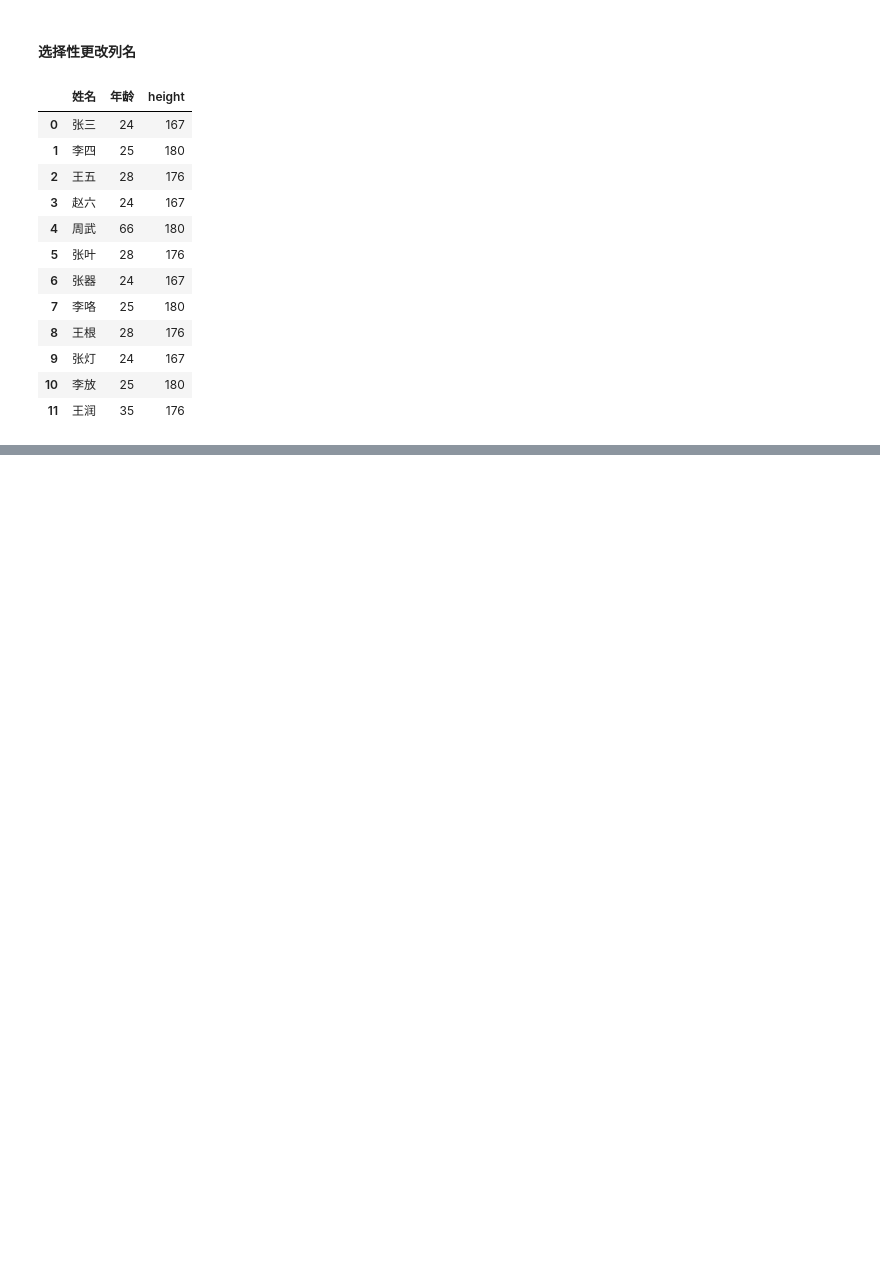
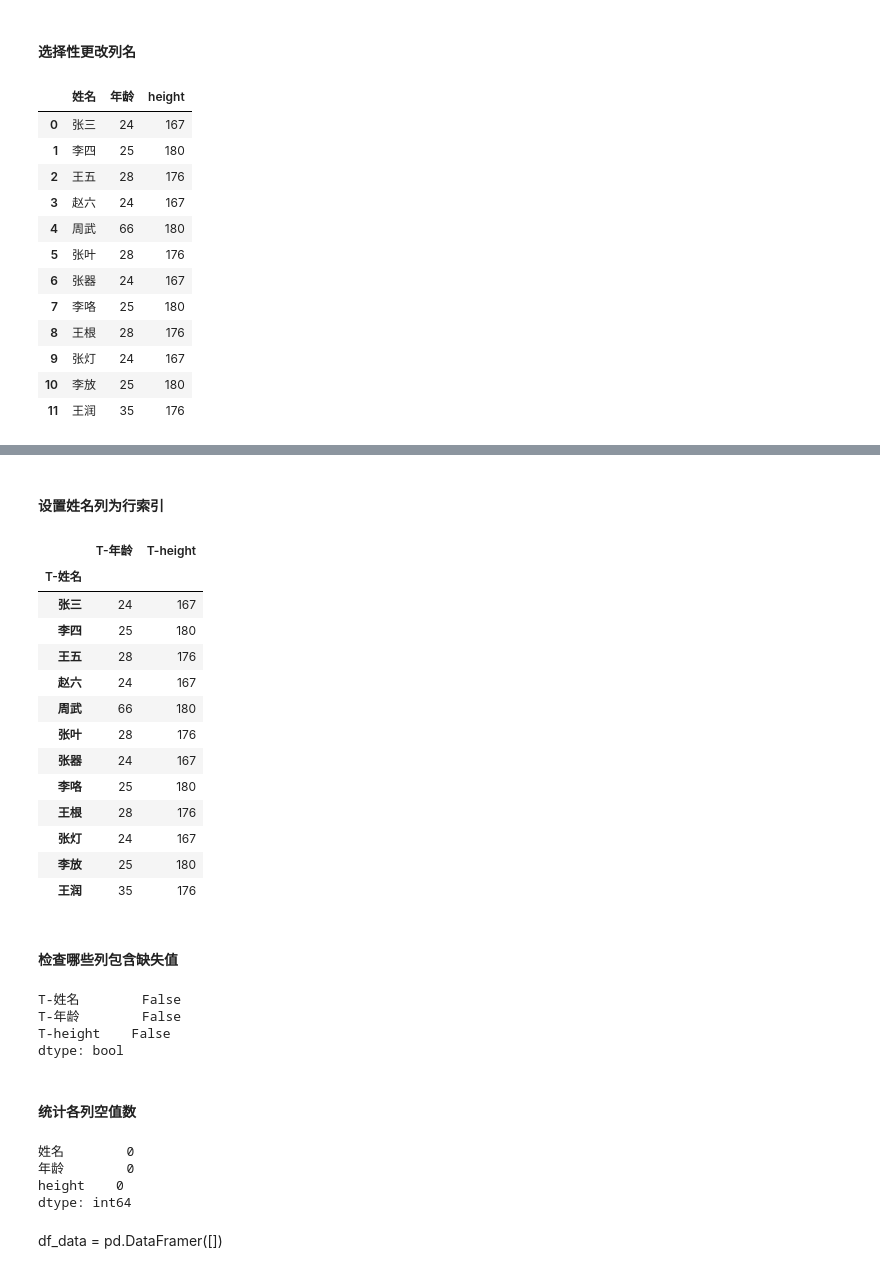
Before and after one commit to rongqi1108/python_codes, a Jupyter notebook: get-start/pandas常用函数.ipynb, the cells around one changed output, grey strips where cells are left out. Saved outputs shown, nothing was run; the diff lists cells and outputs as text; code cells hidden in the pictures; blank space fills up the shorter version.

```diff
--- a/get-start/pandas常用函数.ipynb
+++ b/get-start/pandas常用函数.ipynb
@@ -215,0 +262,40 @@ df
+# %% [markdown]
+#### 设置姓名列为行索引
+# %%
+df21 = df2.set_index('T-姓名')
+df21
+# %% [output]
+|  | T-年龄 | T-height |
+| T-姓名 |  |  |
+| 张三 | 24 | 167 |
+| 李四 | 25 | 180 |
+| 王五 | 28 | 176 |
+| 赵六 | 24 | 167 |
+| 周武 | 66 | 180 |
+| 张叶 | 28 | 176 |
+| 张器 | 24 | 167 |
+| 李咯 | 25 | 180 |
+| 王根 | 28 | 176 |
+| 张灯 | 24 | 167 |
+| 李放 | 25 | 180 |
+| 王润 | 35 | 176 |
+# %% [markdown]
+#### 检查哪些列包含缺失值
+# %%
+df2.isnull().any()
+# %% [output]
+T-姓名        False
+T-年龄        False
+T-height    False
+dtype: bool
+# %% [markdown]
+#### 统计各列空值数
+# %%
+df.isnull().sum()
+# %% [output]
+姓名        0
+年龄        0
+height    0
+dtype: int64
+# %% [markdown]
+df_data = pd.DataFramer([])
```
Also changed, not shown: parts of 5 cells of this notebook.
